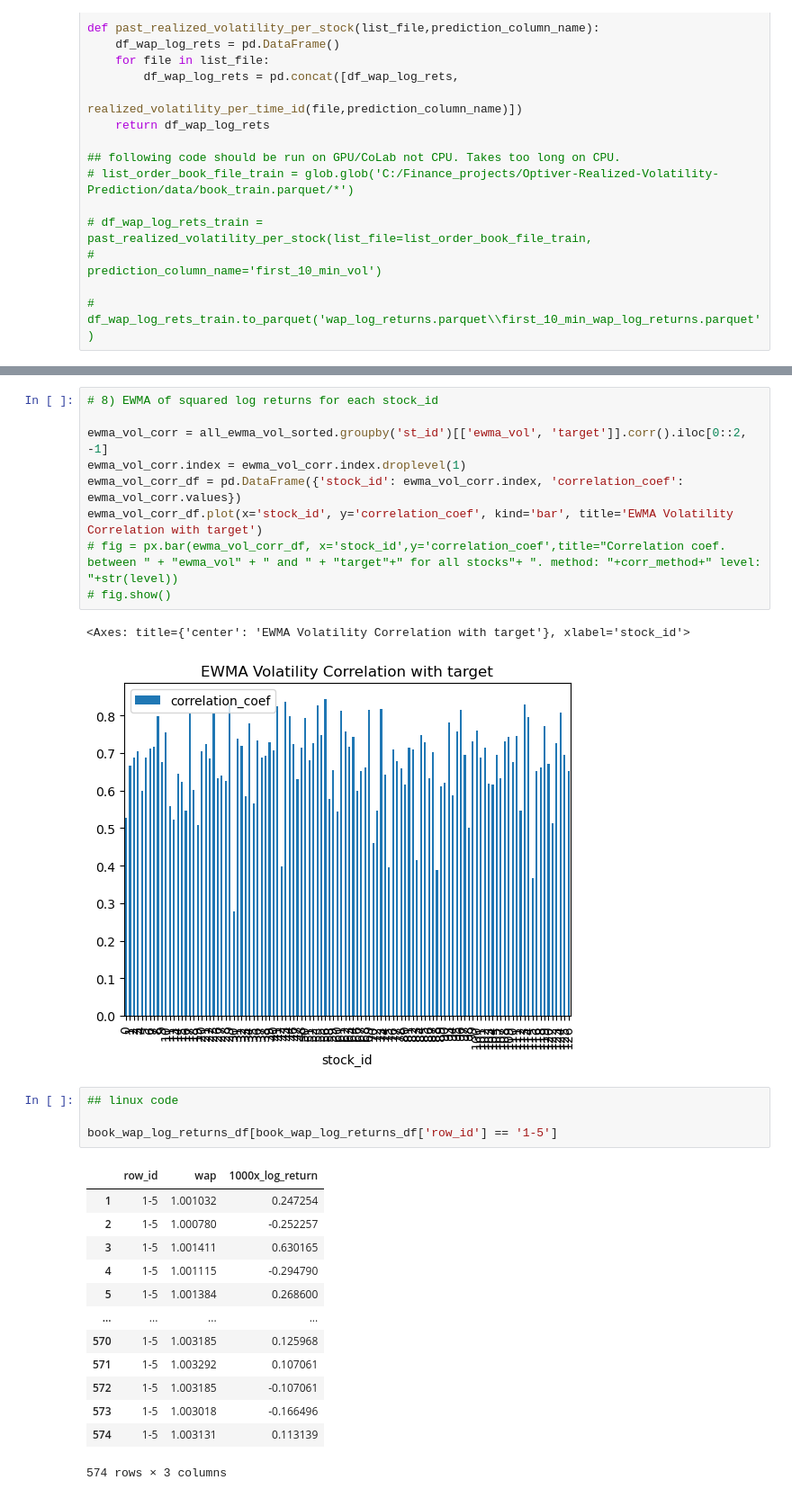
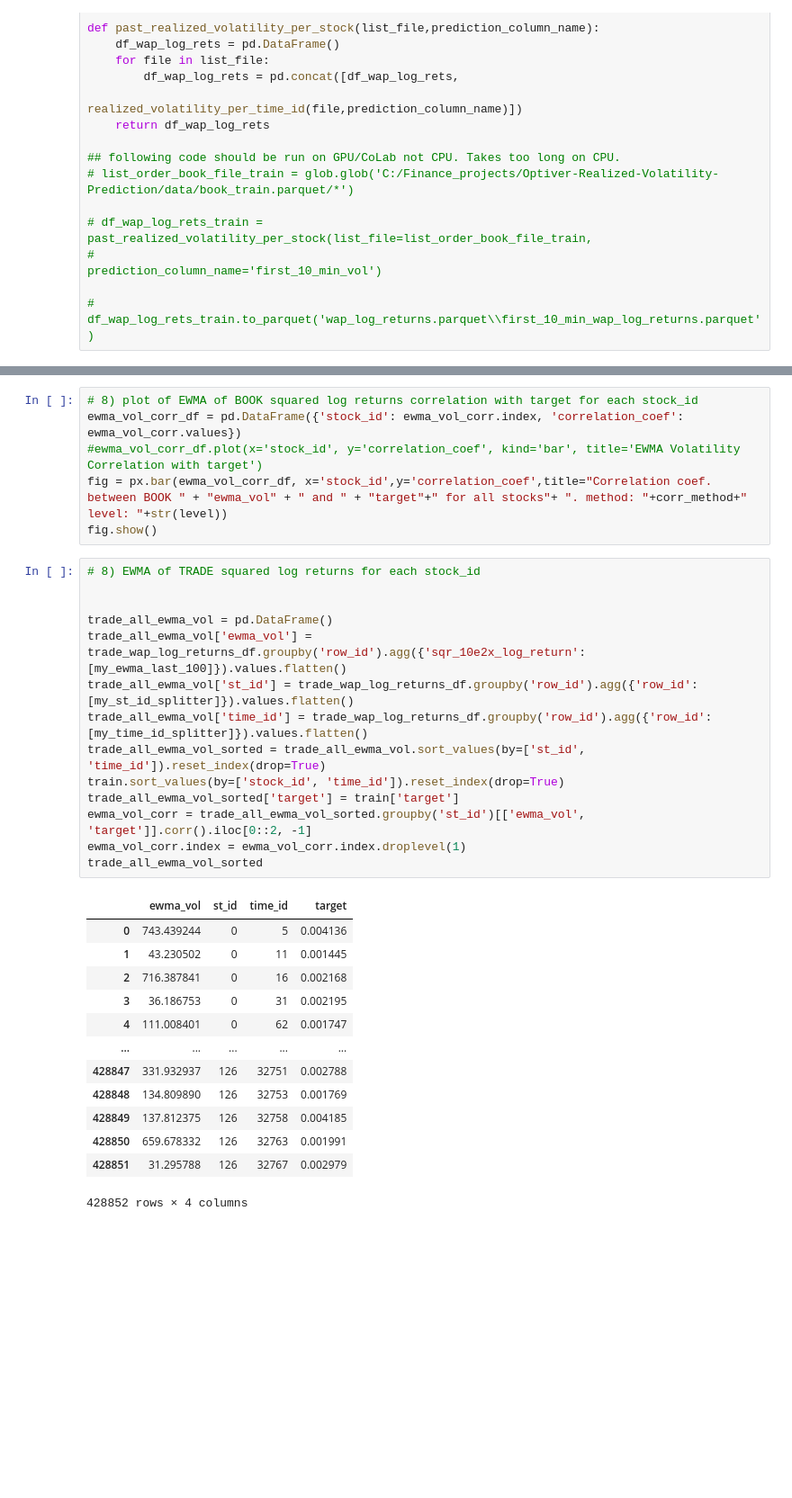
Before and after one commit to JosePeeterson/Optiver-Realized-Volatility-Prediction, a Jupyter notebook: src/Exploratory_Data_Analysis/features_eda_within_stocks_linux.ipynb, the cells around one changed output, grey strips where cells are left out. Shown at 90% size. Saved outputs shown, nothing was run; the diff lists cells and outputs as text; blank space fills up the shorter version.

```diff
--- a/src/Exploratory_Data_Analysis/features_eda_within_stocks.ipynb
+++ b/src/Exploratory_Data_Analysis/features_eda_within_stocks_linux.ipynb
@@ -715,31 +791,35 @@ all_ewma_vol_sorted
 428932 rows × 4 columns
 # %%
-# 8) EWMA of squared log returns for each stock_id
-
-ewma_vol_corr = all_ewma_vol_sorted.groupby('st_id')[['ewma_vol', 'target']].corr().iloc[0::2, -1]
-ewma_vol_corr.index = ewma_vol_corr.index.droplevel(1)
+# 8) plot of EWMA of BOOK squared log returns correlation with target for each stock_id
 ewma_vol_corr_df = pd.DataFrame({'stock_id': ewma_vol_corr.index, 'correlation_coef': ewma_vol_corr.values})
-ewma_vol_corr_df.plot(x='stock_id', y='correlation_coef', kind='bar', title='EWMA Volatility Correlation with target')
-# fig = px.bar(ewma_vol_corr_df, x='stock_id',y='correlation_coef',title="Correlation coef. between " + "ewma_vol" + " and " + "target"+" for all stocks"+ ". method: "+corr_method+" level: "+str(level))
-# fig.show()
+#ewma_vol_corr_df.plot(x='stock_id', y='correlation_coef', kind='bar', title='EWMA Volatility Correlation with target')
+fig = px.bar(ewma_vol_corr_df, x='stock_id',y='correlation_coef',title="Correlation coef. between BOOK " + "ewma_vol" + " and " + "target"+" for all stocks"+ ". method: "+corr_method+" level: "+str(level))
+fig.show()
-# %% [output]
-<Axes: title={'center': 'EWMA Volatility Correlation with target'}, xlabel='stock_id'>
-[figure, removed]
-# %%
-## linux code
-
-book_wap_log_returns_df[book_wap_log_returns_df['row_id'] == '1-5']
-# %% [output]
-|  | row_id | wap | 1000x_log_return |
-| 1 | 1-5 | 1.001032 | 0.247254 |
-| 2 | 1-5 | 1.000780 | -0.252257 |
-| 3 | 1-5 | 1.001411 | 0.630165 |
-| 4 | 1-5 | 1.001115 | -0.294790 |
-| 5 | 1-5 | 1.001384 | 0.268600 |
-| ... | ... | ... | ... |
-| 570 | 1-5 | 1.003185 | 0.125968 |
-| 571 | 1-5 | 1.003292 | 0.107061 |
-| 572 | 1-5 | 1.003185 | -0.107061 |
-| 573 | 1-5 | 1.003018 | -0.166496 |
-| 574 | 1-5 | 1.003131 | 0.113139 |
-574 rows × 3 columns
+# %%
+# 8) EWMA of TRADE squared log returns for each stock_id
+
+
+trade_all_ewma_vol = pd.DataFrame()
+trade_all_ewma_vol['ewma_vol'] = trade_wap_log_returns_df.groupby('row_id').agg({'sqr_10e2x_log_return':[my_ewma_last_100]}).values.flatten()
+trade_all_ewma_vol['st_id'] = trade_wap_log_returns_df.groupby('row_id').agg({'row_id':[my_st_id_splitter]}).values.flatten()
+trade_all_ewma_vol['time_id'] = trade_wap_log_returns_df.groupby('row_id').agg({'row_id':[my_time_id_splitter]}).values.flatten()
+trade_all_ewma_vol_sorted = trade_all_ewma_vol.sort_values(by=['st_id', 'time_id']).reset_index(drop=True)
+train.sort_values(by=['stock_id', 'time_id']).reset_index(drop=True)
+trade_all_ewma_vol_sorted['target'] = train['target']
+ewma_vol_corr = trade_all_ewma_vol_sorted.groupby('st_id')[['ewma_vol', 'target']].corr().iloc[0::2, -1]
+ewma_vol_corr.index = ewma_vol_corr.index.droplevel(1)
+trade_all_ewma_vol_sorted
+# %% [output]
+|  | ewma_vol | st_id | time_id | target |
+| 0 | 743.439244 | 0 | 5 | 0.004136 |
+| 1 | 43.230502 | 0 | 11 | 0.001445 |
+| 2 | 716.387841 | 0 | 16 | 0.002168 |
+| 3 | 36.186753 | 0 | 31 | 0.002195 |
+| 4 | 111.008401 | 0 | 62 | 0.001747 |
+| ... | ... | ... | ... | ... |
+| 428847 | 331.932937 | 126 | 32751 | 0.002788 |
+| 428848 | 134.809890 | 126 | 32753 | 0.001769 |
+| 428849 | 137.812375 | 126 | 32758 | 0.004185 |
+| 428850 | 659.678332 | 126 | 32763 | 0.001991 |
+| 428851 | 31.295788 | 126 | 32767 | 0.002979 |
+428852 rows × 4 columns
```
Also changed, not shown: parts of 15 cells of this notebook, 7 other files.
